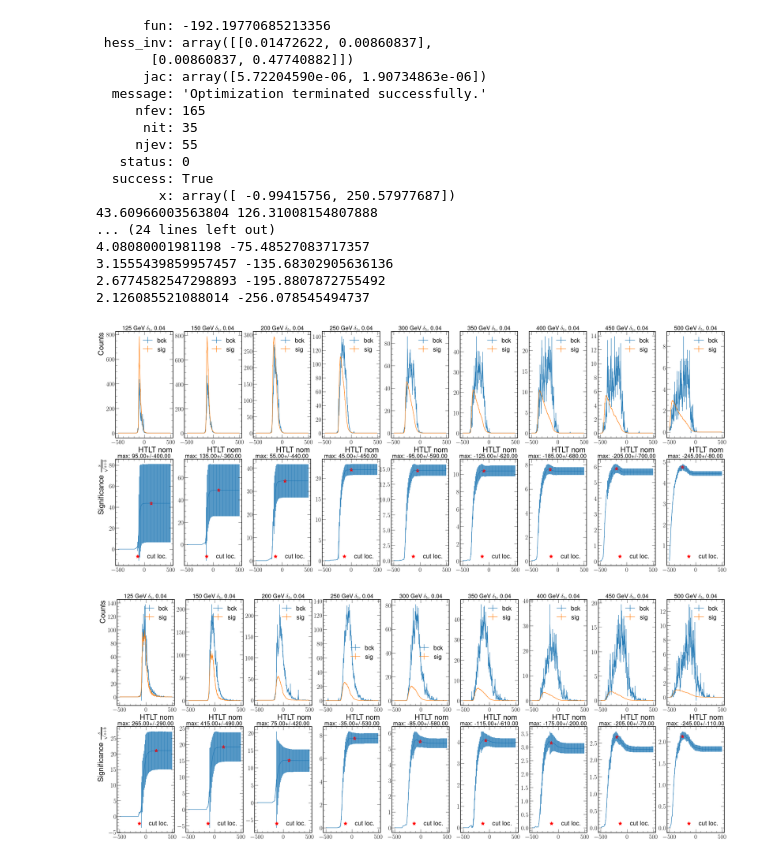
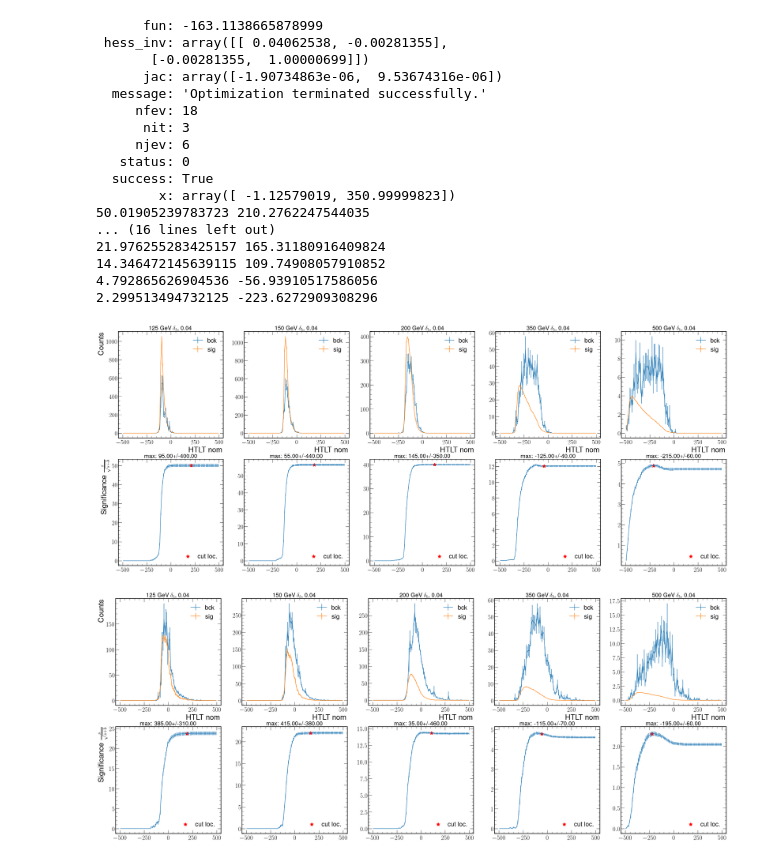
Before and after one commit to rymuelle/bff_plotting_code_v3, a Jupyter notebook: optimize_2d_cuts.ipynb, the cells around one changed output. Saved outputs shown, nothing was run; the diff lists cells and outputs as text; code cells hidden in the pictures.

```diff
--- a/optimize_2d_cuts.ipynb
+++ b/optimize_2d_cuts.ipynb
@@ -19,7 +19,7 @@ plt.rcParams.update({
 era = 9999
 #file_re = regex_select(era)
 #print(file_re)
-file_re = 'tw_(?:2017|2018).+\.csv'
+file_re = 'tw_(?:2016|2017|2018).+\.csv'
 file_dict = get_files(file_re)
 # %%
 file_dict
@@ -58,7 +58,7 @@ for fname in file_dict['BFF']:
         bff_dict[name] = []
     bff_dict[name].append(fname)
 for name, item in bff_dict.items():
-    if len(item) != 2: continue
+    if len(item) != 3: continue
     print(item)
     bff_dict[name] = preselection()(make_df(item))
 bff_samples = ['125 0.04', '150 0.04', '200 0.04','250 0.04', '300 0.04', '350 0.04','400 0.04','450 0.04','500 0.04']
@@ -84,3 +80,5 @@ dict_keys(['400 0.04', '300 0.04', '350 0.5', '450 0.04', '125 0.04', '500 0.04'
+# %%
+bff_samples = ['125 0.04', '150 0.04', '200 0.04', '350 0.04', '500 0.04']
 # %%
 columns = [
     ['DiLepMass', [139,105,800]],
@@ -128,7 +126,7 @@ from scipy.optimize import curve_fit, minimize, differential_evolution
 from bff_processor.utils import vunc2nom, vunc2std
 import uncertainties
 # %%
-def plot_opt_sig(column,bff_dict, background_df, func2fit, minimize=True,  filter_func=lambda x: x, postfix="",direction=1, p0=[0,.5], title_size=20):
+def plot_opt_sig(column,bff_dict, background_df, func2fit, minimize_func=True,  filter_func=lambda x: x, postfix="",direction=1, p0=[0,.5], title_size=20):
     fig,ax = plt.subplots(2,len(bff_samples), figsize=[38,15])
     fit_x = []
     fit_y = []
@@ -152,7 +150,7 @@ def plot_opt_sig(column,bff_dict, background_df, func2fit, minimize=True,  filte
         signf_val = calc_sig_cut(s,b, direction=direction)
 
         centers = sig_1d_hist[column].axes[0].centers
-        unc_plot(ax[1][j], signf_val,centers, zorder=1)
+        unc_plot(ax[1][j], centers, signf_val, zorder=1)
         peak_index = np.argmax(signf_val)
         peak_center = centers[peak_index]
         peak_height = signf_val[peak_index]
@@ -175,7 +173,7 @@ def plot_opt_sig(column,bff_dict, background_df, func2fit, minimize=True,  filte
     ax[1][0].set_ylabel(r'Significance $\frac{s}{\sqrt{s+b}}$')
 
     fit_func = lambda popt: fit_sig(masses, sigs, centers, func2fit, *popt)
-    if minimize:
+    if minimize_func:
         min_val = minimize(fit_func, p0)
         print(min_val)
         popt = min_val.x
@@ -282,26 +280,26 @@ visualize_2d('RelMET_nom', bff_dict, background_df, name='twoJet_cut', filter_fu
 # %%
-popt_htlt_1 = plot_opt_sig('HTLT_nom',bff_dict, background_df, linear, filter_func=RelMET_f1_SR1_nom, postfix='_one_jet', p0=[-1,300])
-popt_htlt_2 = plot_opt_sig('HTLT_nom',bff_dict, background_df,linear, filter_func=RelMET_f2_SR2_nom, postfix='_two_jet')
+popt_htlt_1 = plot_opt_sig('HTLT_nom',bff_dict, background_df, linear, filter_func=RelMET_f1_SR1_nom, postfix='_one_jet', p0=[-1.13,351])
+popt_htlt_2 = plot_opt_sig('HTLT_nom',bff_dict, background_df,linear, filter_func=RelMET_f2_SR2_nom, postfix='_two_jet', p0=[-1.11,332])
 # %% [output]
-      fun: -192.19770685213356
- hess_inv: array([[0.01472622, 0.00860837],
-       [0.00860837, 0.47740882]])
-      jac: array([5.72204590e-06, 1.90734863e-06])
+      fun: -163.1138665878999
+ hess_inv: array([[ 0.04062538, -0.00281355],
+       [-0.00281355,  1.00000699]])
+      jac: array([-1.90734863e-06,  9.53674316e-06])
   message: 'Optimization terminated successfully.'
-     nfev: 165
-      nit: 35
-     njev: 55
+     nfev: 18
+      nit: 3
+     njev: 6
    status: 0
   success: True
-        x: array([ -0.99415756, 250.57977687])
-43.60966003563804 126.31008154807888
-... (24 lines left out)
-4.08080001981198 -75.48527083717357
-3.1555439859957457 -135.68302905636136
-2.6774582547298893 -195.8807872755492
-2.126085521088014 -256.078545494737
+        x: array([ -1.12579019, 350.99999823])
+50.01905239783723 210.2762247544035
+... (16 lines left out)
+21.976255283425157 165.31180916409824
+14.346472145639115 109.74908057910852
+4.792865626904536 -56.93910517586056
+2.299513494732125 -223.6272909308296
-[figure, old version]
+[figure, new version]
-[figure, old version]
+[figure, new version]
 # %%
 visualize_2d('HTLT_nom', bff_dict, background_df, name='oneJet_nocut', filter_func=RelMET_f1_SR1_nom)
 visualize_2d('HTLT_nom', bff_dict, background_df, name='twoJet_nocut', filter_func=RelMET_f2_SR2_nom)
```
Also changed, not shown: parts of 14 cells of this notebook.
